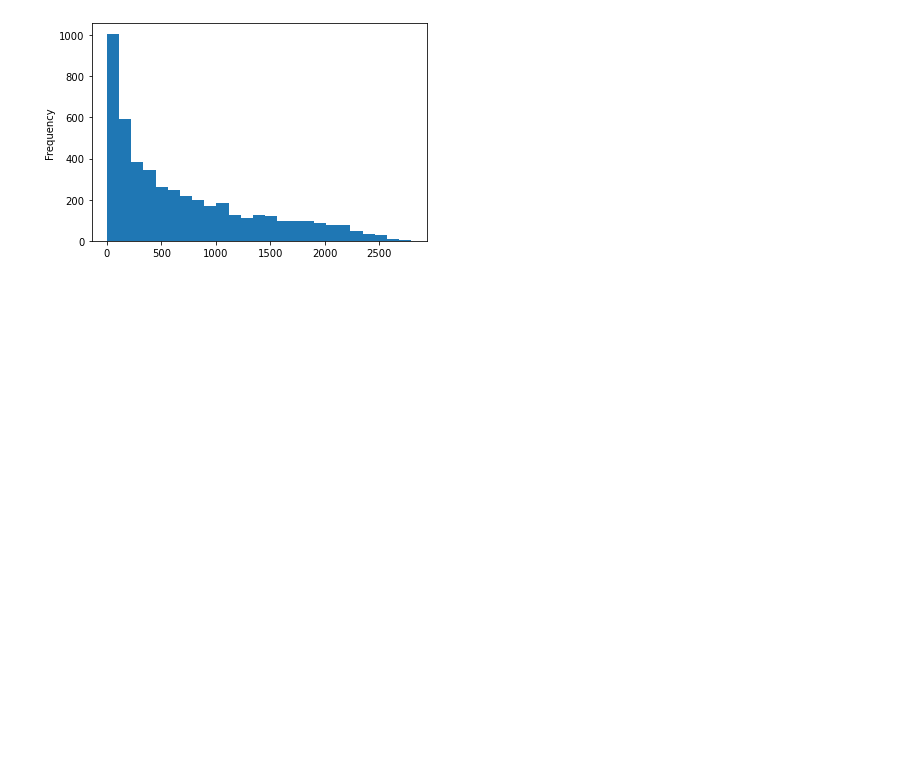
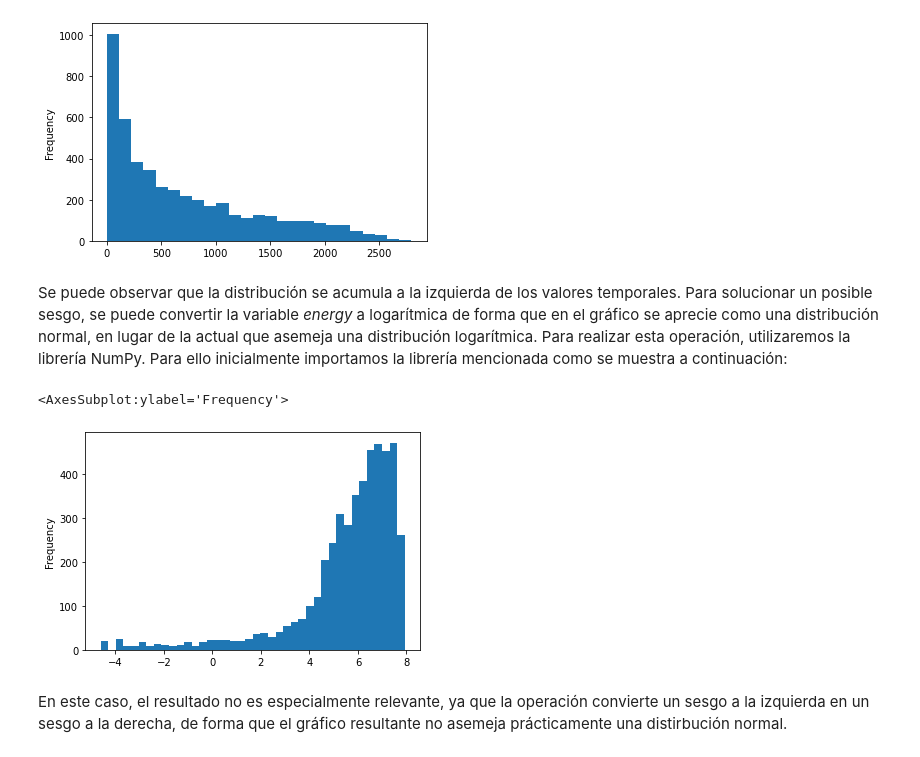
Before and after one commit to mgommez/practica1_ml, a Jupyter notebook: EDA.ipynb, the cells around one changed output. Cells and saved outputs as stored; diff of their text form; code cells hidden in the pictures; blank space fills up the shorter version.

Commit message:
EDA file (wind_ava) done

```diff
--- a/EDA.ipynb
+++ b/EDA.ipynb
@@ -175,3 +176,6 @@ wind_ava['energy'].plot.hist(bins=25)
 # %% [output]
 <AxesSubplot:ylabel='Frequency'>
 [figure]
+# %% [markdown]
+Se puede observar que la distribución se acumula a la izquierda de los valores temporales. Para solucionar un posible sesgo, se puede convertir la variable *energy* a logarítmica de forma que en el gráfico se aprecie como una distribución normal, en lugar de la actual que asemeja una distribución logarítmica.
+Para realizar esta operación, utilizaremos la librería NumPy. Para ello inicialmente importamos la librería mencionada como se muestra a continuación:
@@ -177,0 +184,9 @@ wind_ava['energy'].plot.hist(bins=25)
+# %%
+wind_ava['log_energy'] = np.log(wind_ava['energy'])
+
+wind_ava['log_energy'].plot.hist(bins=40)
+# %% [output]
+<AxesSubplot:ylabel='Frequency'>
+[figure, added]
+# %% [markdown]
+En este caso, el resultado no es especialmente relevante, ya que la operación convierte un sesgo a la izquierda en un sesgo a la derecha, de forma que el gráfico resultante no asemeja prácticamente una distirbución normal.
```
Also changed, not shown: parts of 3 cells of this notebook.
